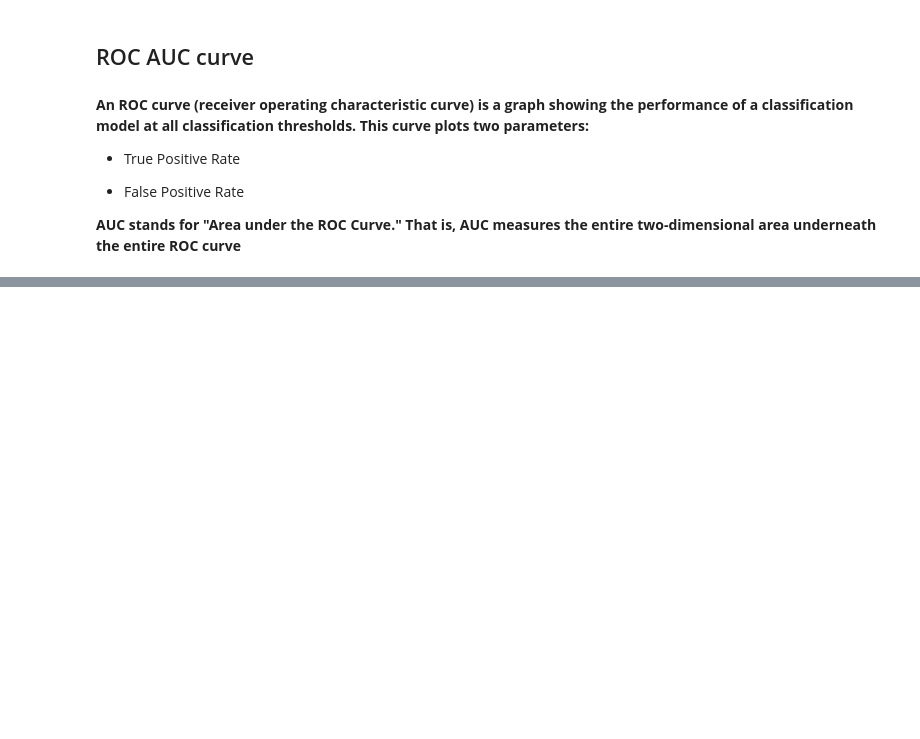
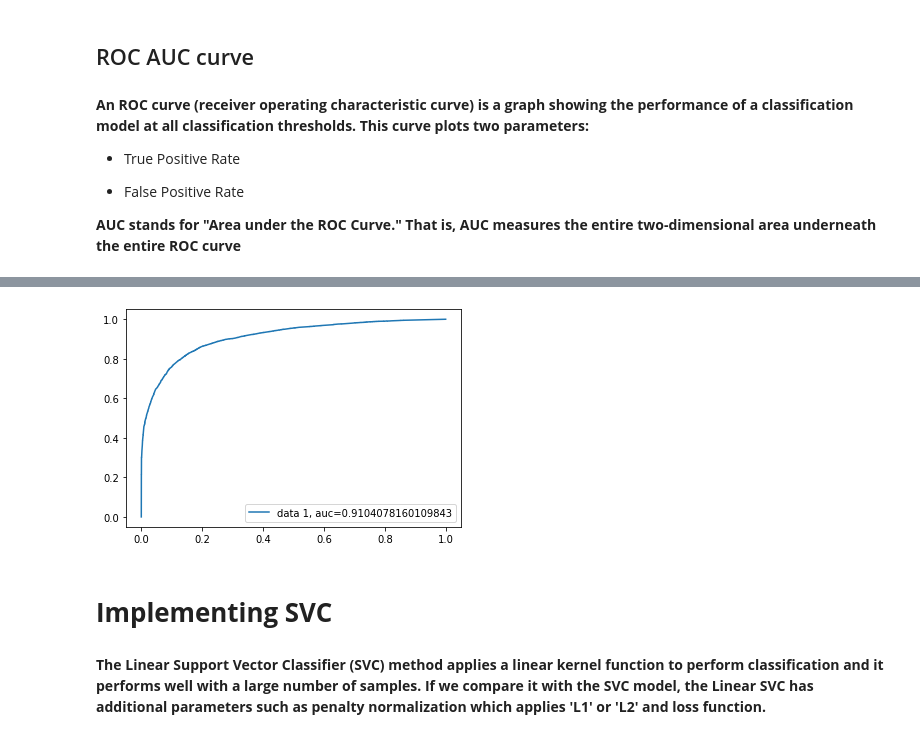
Before and after one commit to rushikeshjagatap85/Credit_Card_Default_Prediction_Capstone_Project, a Jupyter notebook: Credit_Card_Default_Prediction_Capstone_Project.ipynb, the cells around one changed output, grey strips where cells are left out. Saved outputs shown, nothing was run; the diff lists cells and outputs as text; code cells hidden in the pictures; blank space fills up the shorter version.

```diff
--- a/Credit_Card_Default_Prediction_Capstone_Project.ipynb
+++ b/Credit_Card_Default_Prediction_Capstone_Project.ipynb
@@ -1155,0 +1346,16 @@ plt.show()
+# %%
+y_preds_proba_rf = optimal_rf_clf.predict_proba(X_test)[::,1]
+# %%
+import sklearn.metrics as metrics
+y_pred_proba = y_preds_proba_rf
+fpr, tpr, _ = metrics.roc_curve(y_test,  y_pred_proba)
+auc = metrics.roc_auc_score(y_test, y_pred_proba)
+plt.plot(fpr,tpr,label="data 1, auc="+str(auc))
+plt.legend(loc=4)
+plt.show()
+# %% [output]
+[figure, added]
+# %% [markdown]
+# **Implementing SVC**
+# %% [markdown]
+**The Linear Support Vector Classifier (SVC) method applies a linear kernel function to perform classification and it performs well with a large number of samples. If we compare it with the SVC model, the Linear SVC has additional parameters such as penalty normalization which applies 'L1' or 'L2' and loss function.**
```
Also changed, not shown: parts of 108 cells of this notebook.
